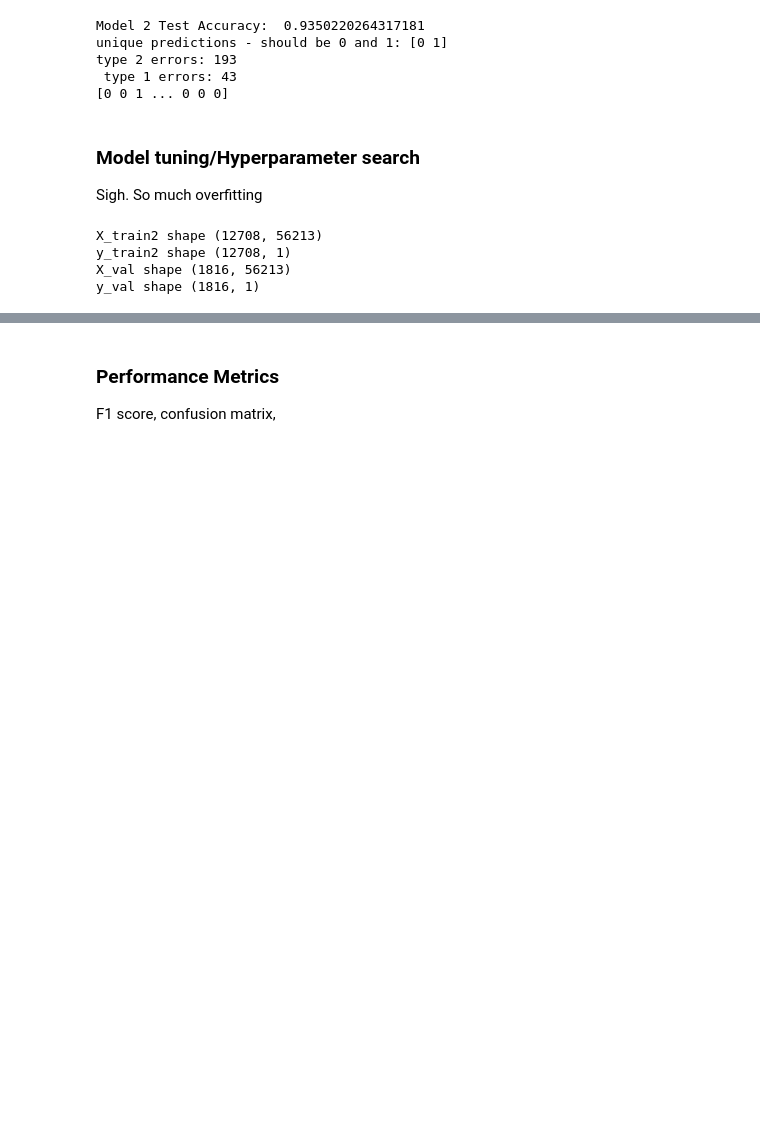
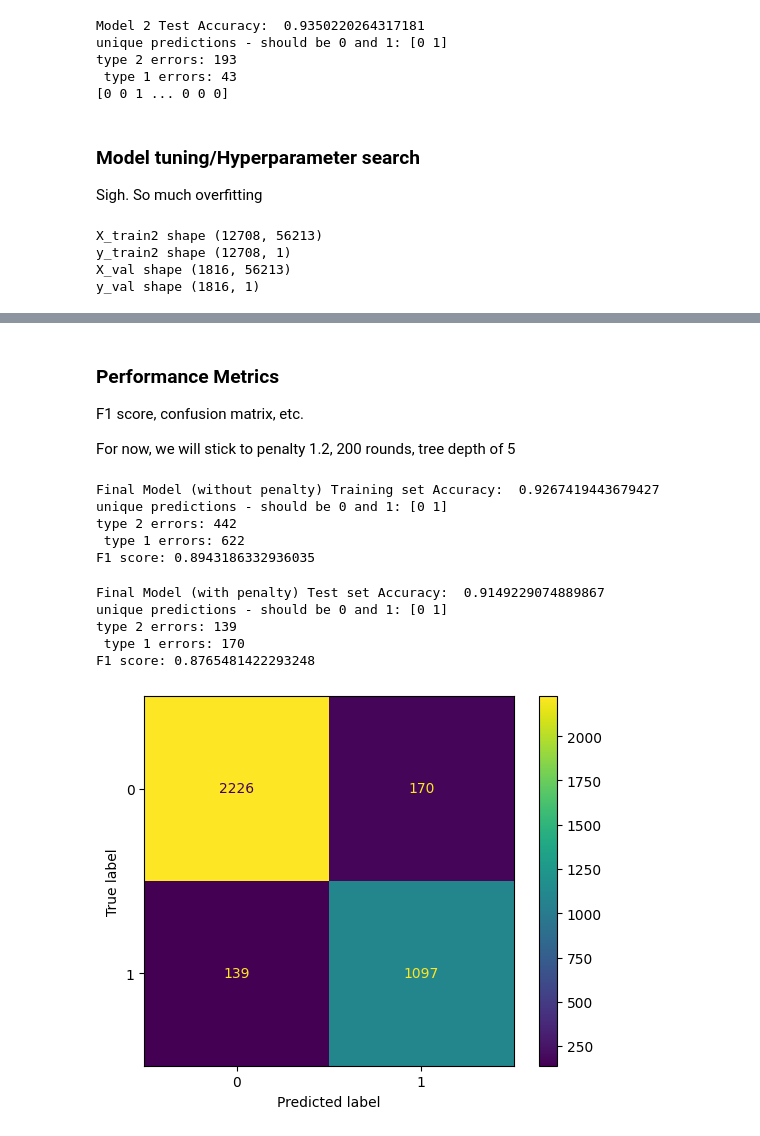
Before and after one commit to JonathanYe3/ML_duh_guyz, a Jupyter notebook: adaboostweakclassifier_jonat.ipynb, the cells around one changed output, grey strips where cells are left out. Drawn from its saved outputs; the diff is of its cells as text; code cells hidden in the pictures; blank space fills up the shorter version.

```diff
--- a/adaboostweakclassifier_jonat.ipynb
+++ b/adaboostweakclassifier_jonat.ipynb
@@ -252,4 +253,53 @@ type 1 errors: 76
 # %% [markdown]
 ### Performance Metrics
 
-F1 score, confusion matrix,
+F1 score, confusion matrix, etc.
+
+For now, we will stick to penalty 1.2, 200 rounds, tree depth of 5
+# %%
+%run AdaBoostWeakClassic.py
+
+from sklearn import metrics
+aboost_final = AdaBoostWeakClassic(rounds = 200, type2penalty=True, pen_factor = 1.2)
+aboost_final.fit(X_train, y_train.toarray().ravel())
+# %%
+predictions = aboost_final.predict(X_train)
+type2, type1, correct = errors(y_train.toarray().ravel(), predictions)
+print("Final Model (without penalty) Training set Accuracy: ", correct/len(predictions))
+print(f'unique predictions - should be 0 and 1: {np.unique(predictions)}')
+print(f'type 2 errors: {type2} \n type 1 errors: {type1}')
+y_train_flat = y_train.copy().toarray().ravel()
+y_train_flat[y_train_flat == -1] = 0
+print(f'F1 score: {metrics.f1_score(y_true = y_train_flat, y_pred= predictions)}')
+# %% [output]
+Final Model (without penalty) Training set Accuracy:  0.9267419443679427
+unique predictions - should be 0 and 1: [0 1]
+type 2 errors: 442
+ type 1 errors: 622
+F1 score: 0.8943186332936035
+# %%
+predictions = aboost_final.predict(X_test)
+type2, type1, correct = errors(y_test.toarray().ravel(), predictions)
+print("Final Model (with penalty) Test set Accuracy: ", correct/len(predictions))
+print(f'unique predictions - should be 0 and 1: {np.unique(predictions)}')
+print(f'type 2 errors: {type2} \n type 1 errors: {type1}')
+y_test_flat = y_test.copy().toarray().ravel()
+y_test_flat[y_test_flat == -1] = 0
+
+
+print(f'F1 score: {metrics.f1_score(y_true = y_test.toarray().ravel(), y_pred= predictions)}')
+# %% [output]
+Final Model (with penalty) Test set Accuracy:  0.9149229074889867
+unique predictions - should be 0 and 1: [0 1]
+type 2 errors: 139
+ type 1 errors: 170
+F1 score: 0.8765481422293248
+# %%
+confusion_matrix = metrics.confusion_matrix(y_test_flat, predictions)
+
+cm_display = metrics.ConfusionMatrixDisplay(confusion_matrix = confusion_matrix, display_labels = [0, 1])
+
+cm_display.plot()
+plt.show()
+# %% [output]
+[figure, added]
```
Also changed, not shown: parts of 8 cells of this notebook, 1 other file.
